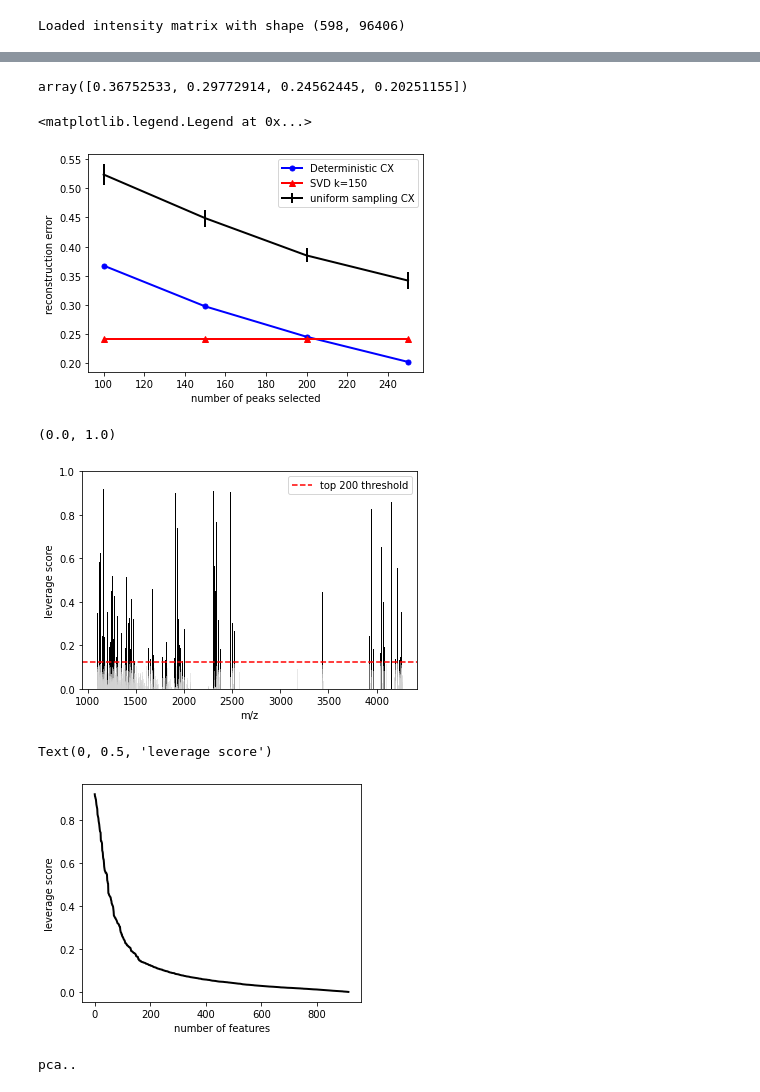
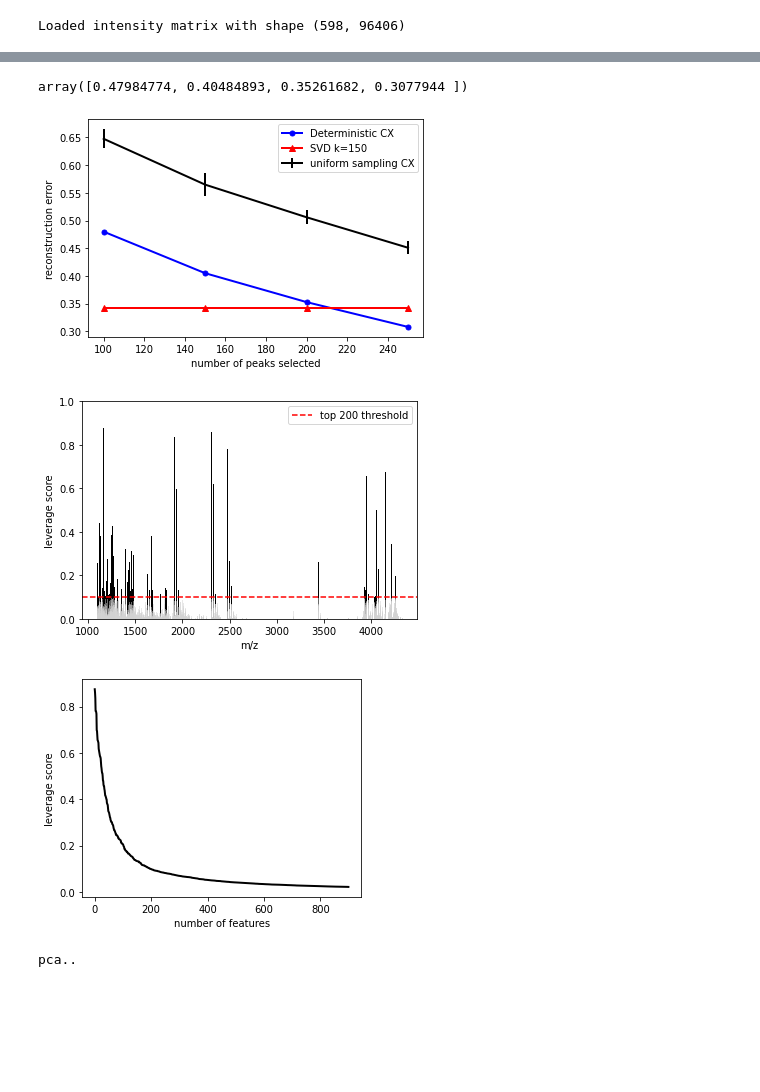
Before and after one commit to richardxie1119/DCV_DA, a Jupyter notebook: reproduce_figures.ipynb, the cells around one changed output, grey strips where cells are left out. Cells and saved outputs as stored; diff of their text form; code cells hidden in the pictures; blank space fills up the shorter version.

```diff
--- a/reproduce_figures.ipynb
+++ b/reproduce_figures.ipynb
@@ -19,7 +19,7 @@ Loaded intensity matrix with shape (598, 96406)
 # %%
 # apply filters to select features with cell number
 
-data_filtered = intens_df.iloc[:,intens_df.astype(bool).sum(axis=0).values>30]
+data_filtered = intens_df.iloc[:,intens_df.astype(bool).sum(axis=0).values>10]
 data_filtered = data_filtered.iloc[:,data_filtered.columns>1100]
 
 print('filtered intensity matrix with shape {}'.format(data_filtered.shape))
@@ -111,7 +111,7 @@ baseline_CX_std = baseline_CX_std/norm_X
 
 errors_CX
 # %% [output]
-array([0.36752533, 0.29772914, 0.24562445, 0.20251155])
+array([0.47984774, 0.40484893, 0.35261682, 0.3077944 ])
 # %%
 fig,ax = plt.subplots(1,1,figsize=(6,4))
 ax.grid(False)
@@ -121,9 +121,9 @@ plt.plot(N,[errors[3]]*len(N),c='r',linewidth=2,marker='^',markersize=6,label='S
 plt.xlabel('number of peaks selected')
 plt.ylabel('reconstruction error')
 plt.legend()
+plt.show()
 # %% [output]
-<matplotlib.legend.Legend at 0x...>
-[figure, old version]
+[figure, new version]
 # %%
 rank_idx = lev.argsort()[::-1]
 fig,ax = plt.subplots(1,1,figsize=(6,4))
@@ -139,18 +139,18 @@ plt.legend()
 plt.xlabel('m/z')
 plt.ylabel('leverage score')
 plt.ylim([0,1])
+plt.show()
 # %% [output]
-(0.0, 1.0)
-[figure, old version]
+[figure, new version]
 # %%
 fig,ax = plt.subplots(1,1,figsize=(5,4))
 ax.grid(False)
-plt.plot(lev[rank_idx],color='k',linewidth = 2)
+plt.plot(lev[rank_idx][:900],color='k',linewidth = 2)
 plt.xlabel('number of features')
 plt.ylabel('leverage score')
+plt.show()
 # %% [output]
-Text(0, 0.5, 'leverage score')
-[figure, old version]
+[figure, new version]
 # %%
 def process(adata, n_pcs, min_dist, resolution):
     #sc.pp.normalize_total(adata, target_sum=None)
```
Also changed, not shown: parts of 7 cells of this notebook.
